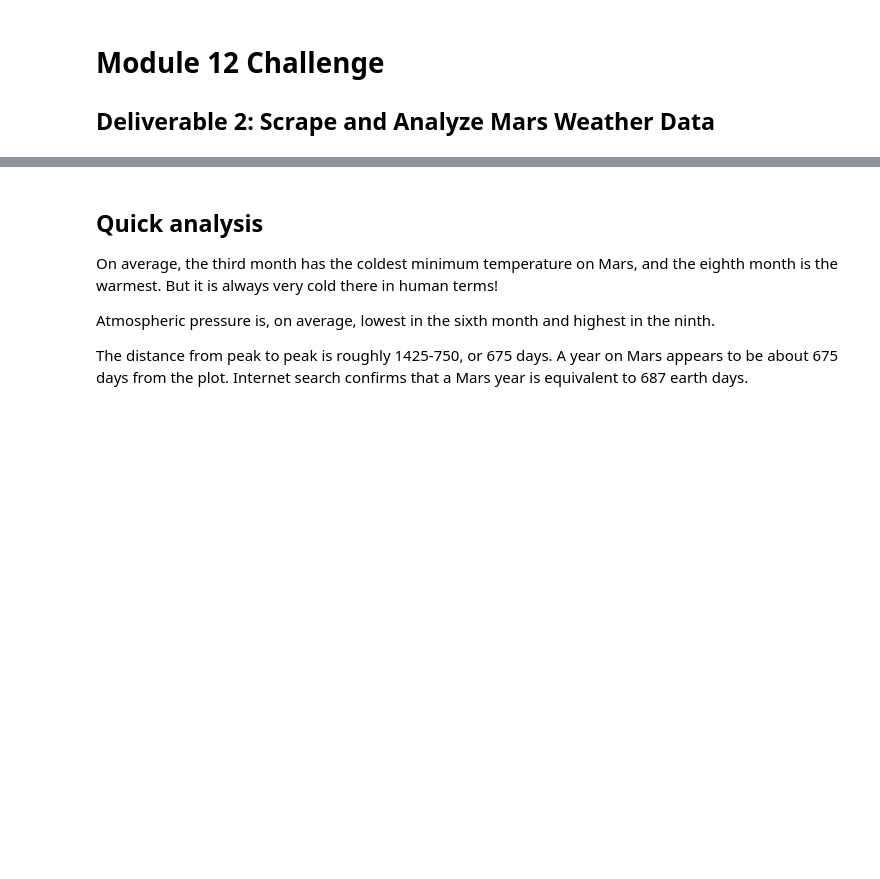
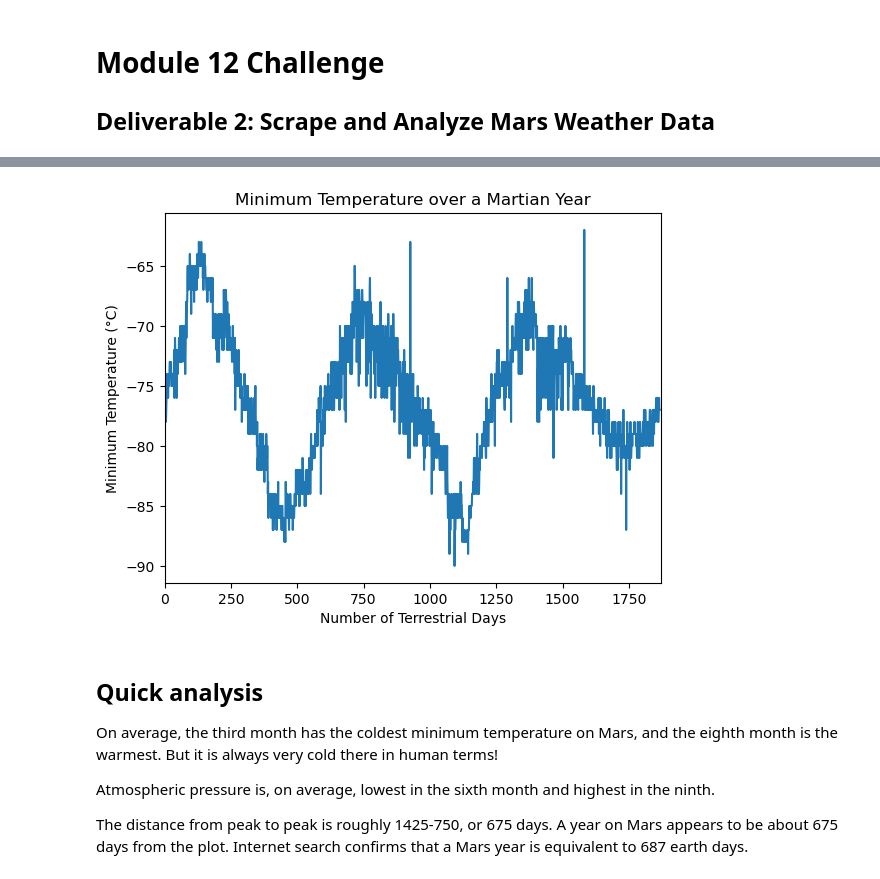
Before and after one commit to ASPigman/beautifulsoup_challenge, a Jupyter notebook: Mars/mars_weather_analysis.ipynb, the cells around one changed output, grey strips where cells are left out. Drawn from its saved outputs; the diff is of its cells as text; code cells hidden in the pictures; blank space fills up the shorter version.

```diff
--- a/Mars/mars_weather_analysis.ipynb
+++ b/Mars/mars_weather_analysis.ipynb
@@ -35,2 +20,3 @@ Note that this can also be achieved by using the Pandas `read_html` function. Ho
 # %%
 # Extract all rows of data
+all_rows = soup.find_all('tr', class_="data-row")
@@ -105,5 +157,11 @@ Analyze your dataset by using Pandas functions to answer the following questions
 # %%
 # 5. How many terrestrial (earth) days are there in a Martian year?
+mars_data["min_temp"].plot(kind="line", title="Minimum Temperature over a Martian Year", xlim=[0, 1870])
+plt.ylabel("Minimum Temperature (°C)")
+plt.xlabel("Number of Terrestrial Days")
+plt.show()
+# %% [output]
+[figure, added]
 # %% [markdown]
 ## Quick analysis
 
```
Also changed, not shown: parts of 21 cells of this notebook, 1 other file.
